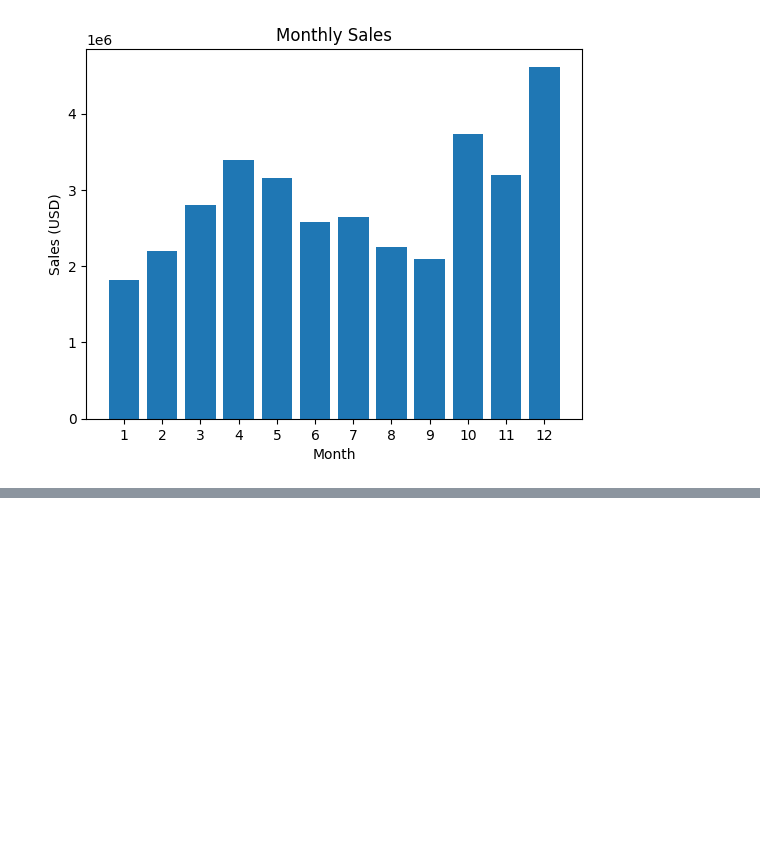
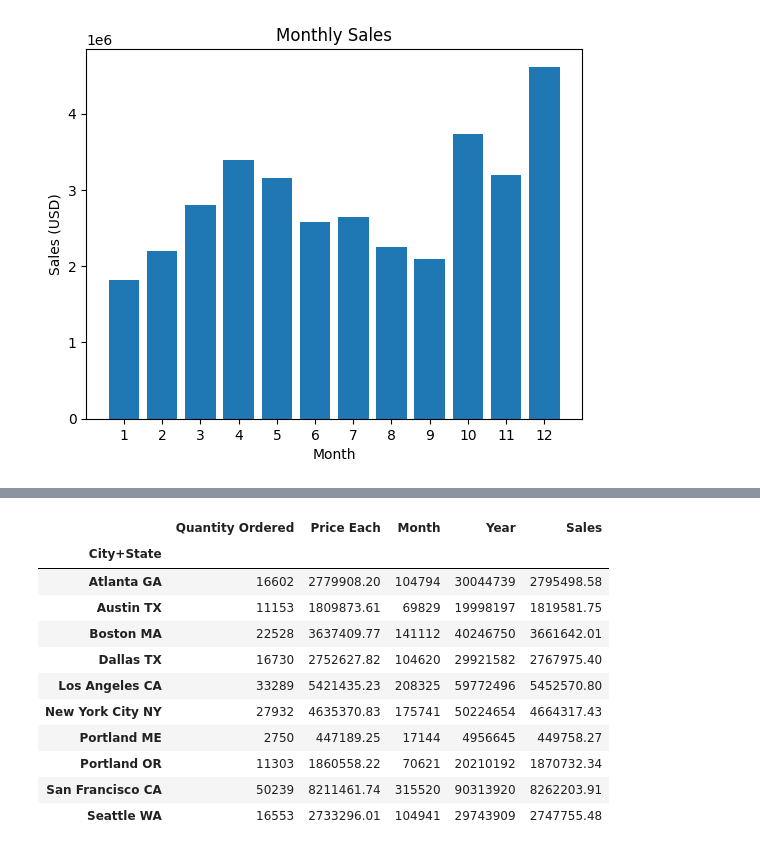
Before and after one commit to mezenka/Python_DataExploration, a Jupyter notebook: pandas_ds1.ipynb, the cells around one changed output, grey strips where cells are left out. Cells and saved outputs as stored; diff of their text form; code cells hidden in the pictures; blank space fills up the shorter version.

```diff
--- a/pandas_ds1.ipynb
+++ b/pandas_ds1.ipynb
@@ -302,0 +336,17 @@ plt.show()
+# %%
+# plotting sales by city
+city_plot = all_data.groupby('City+State').sum()
+city_plot
+# %% [output]
+|  | Quantity Ordered | Price Each | Month | Year | Sales |
+| City+State |  |  |  |  |  |
+| Atlanta GA | 16602 | 2779908.20 | 104794 | 30044739 | 2795498.58 |
+| Austin TX | 11153 | 1809873.61 | 69829 | 19998197 | 1819581.75 |
+| Boston MA | 22528 | 3637409.77 | 141112 | 40246750 | 3661642.01 |
+| Dallas TX | 16730 | 2752627.82 | 104620 | 29921582 | 2767975.40 |
+| Los Angeles CA | 33289 | 5421435.23 | 208325 | 59772496 | 5452570.80 |
+| New York City NY | 27932 | 4635370.83 | 175741 | 50224654 | 4664317.43 |
+| Portland ME | 2750 | 447189.25 | 17144 | 4956645 | 449758.27 |
+| Portland OR | 11303 | 1860558.22 | 70621 | 20210192 | 1870732.34 |
+| San Francisco CA | 50239 | 8211461.74 | 315520 | 90313920 | 8262203.91 |
+| Seattle WA | 16553 | 2733296.01 | 104941 | 29743909 | 2747755.48 |
```
Also changed, not shown: parts of 5 cells of this notebook.
